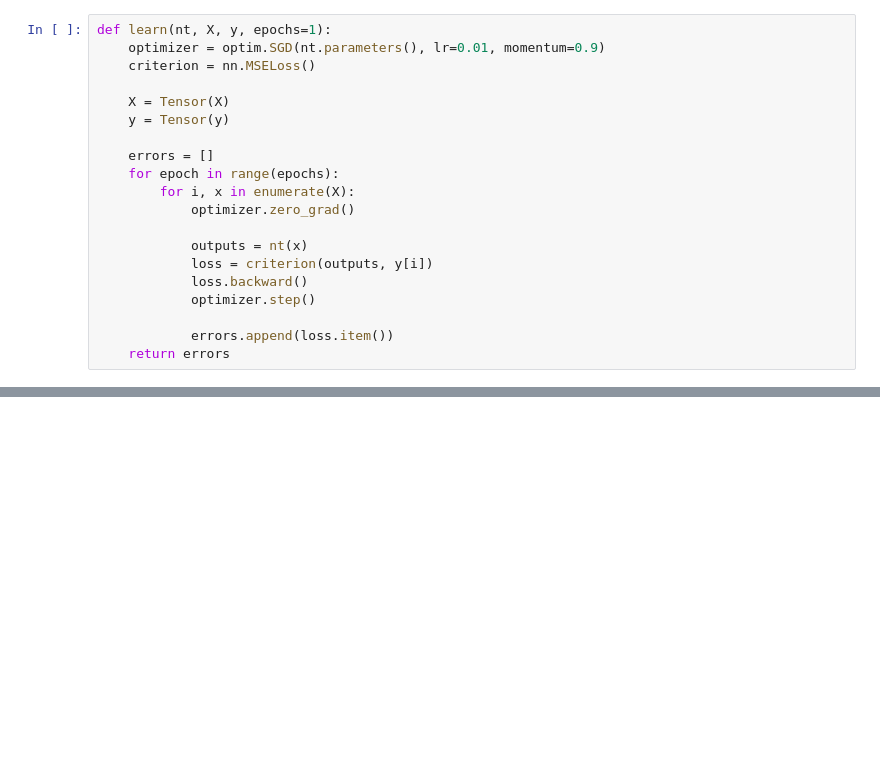
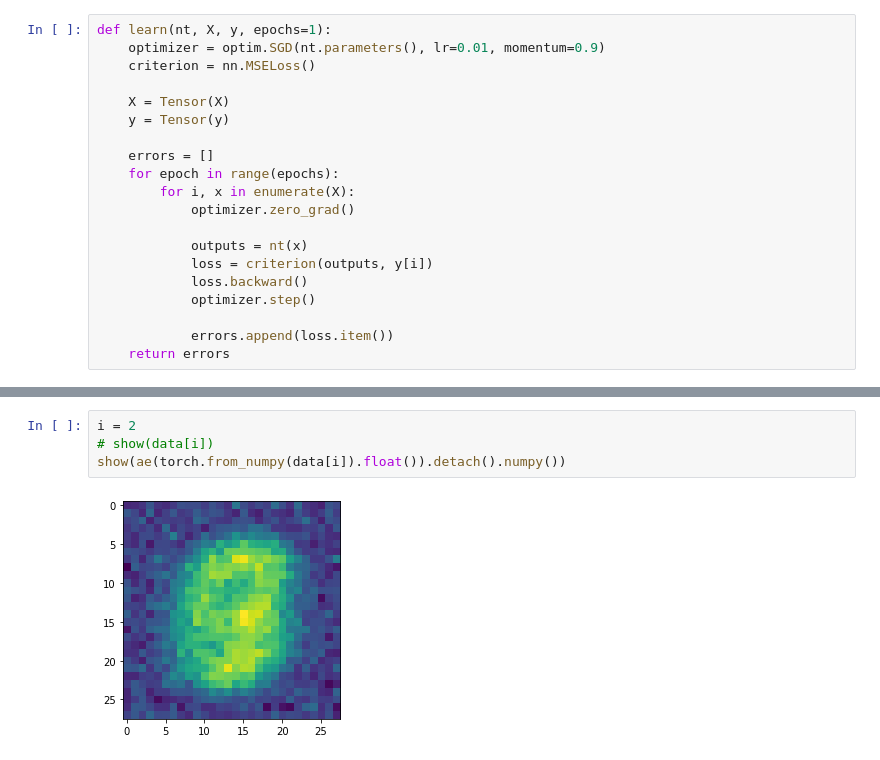
Before and after one commit to RodkinIvan/experiments, a Jupyter notebook: VAE/vae_test.ipynb, the cells around one changed output, grey strips where cells are left out. Drawn from its saved outputs; the diff is of its cells as text; blank space fills up the shorter version.

```diff
--- a/VAE/vae_test.ipynb
+++ b/VAE/vae_test.ipynb
@@ -72,0 +168,6 @@ plt.plot(range(len(errors)), errors)
+# %%
+i = 2
+# show(data[i])
+show(ae(torch.from_numpy(data[i]).float()).detach().numpy())
+# %% [output]
+[figure, added]
```
Also changed, not shown: parts of 11 cells of this notebook.
